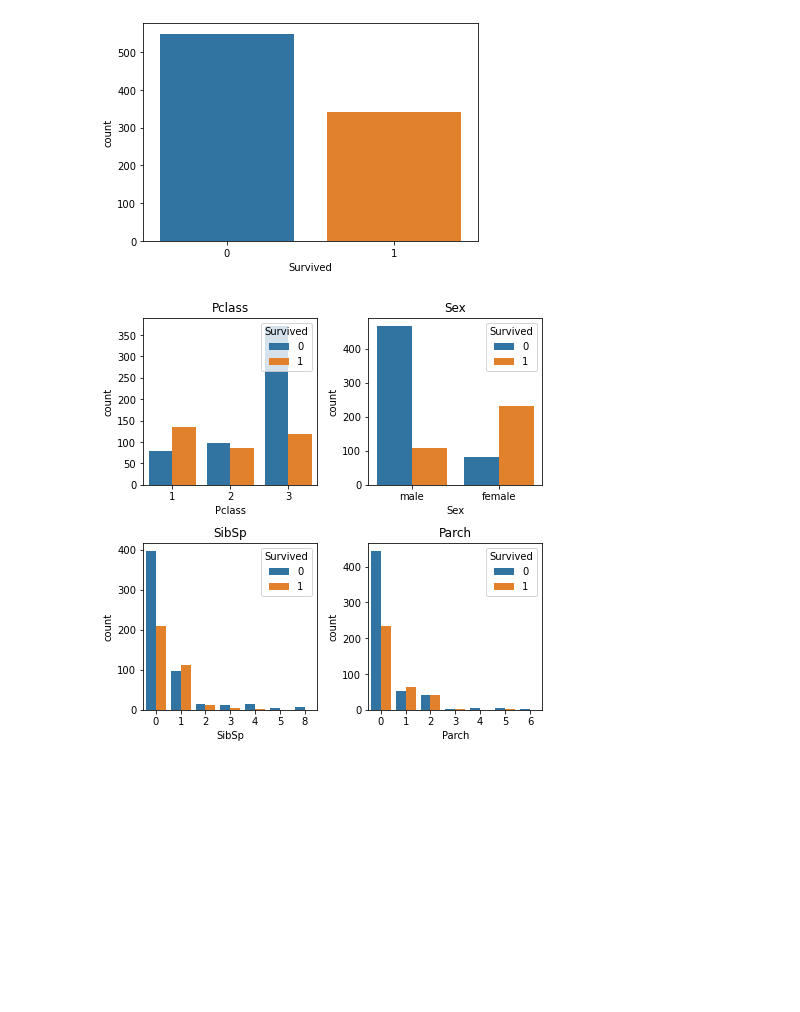
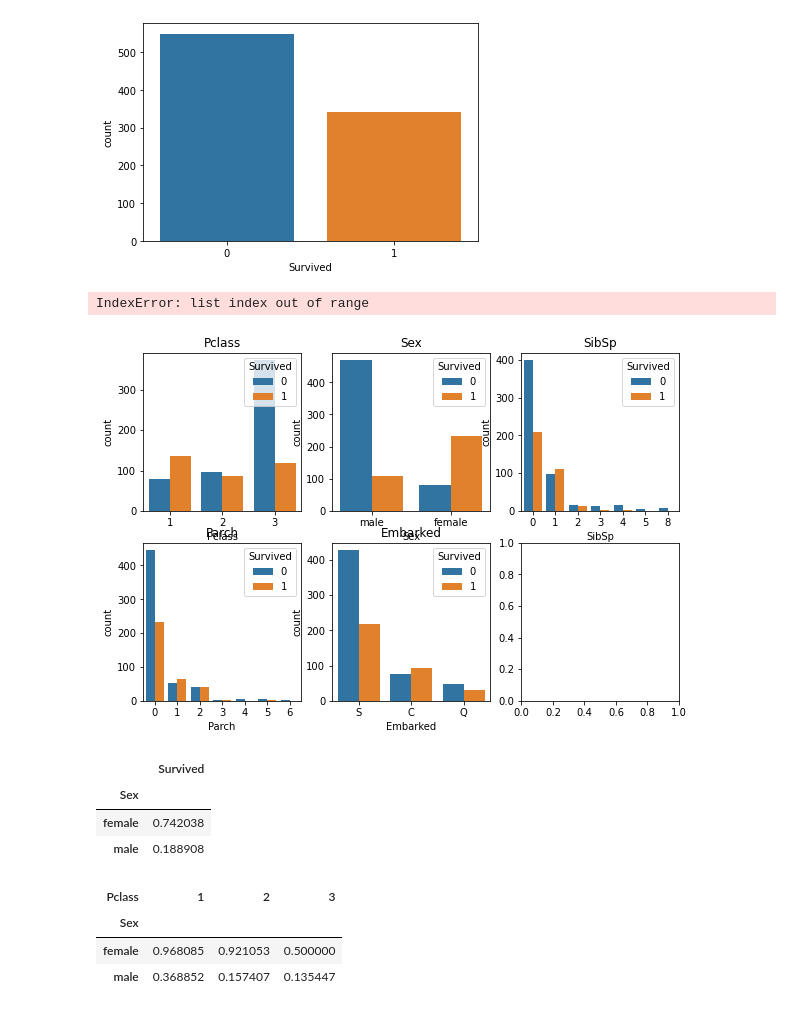
Before and after one commit to Adonis232/mock_titanic_Kaggle_copetition, a Jupyter notebook: Untitled.ipynb, the cells around one changed output. Drawn from its saved outputs; the diff is of its cells as text; code cells hidden in the pictures; blank space fills up the shorter version.

Commit message:
Second day of predictions

```diff
--- a/Untitled.ipynb
+++ b/Untitled.ipynb
@@ -97,23 +117,49 @@ survivors = sns.countplot(titanic_train['Survived'])
 # %%
 # survivors from   Pclass  Sex Age SibSp Parch  Embarked
 
 cols = ["Pclass", "Sex",  "SibSp", "Parch", "Embarked"]
 n_rows = 2
-n_cols = 2
+n_cols = 3
 
 #subplot grid and figure sizes of each graph
 
 fig, axs = plt.subplots(n_rows, n_cols, figsize=(n_cols * 3.2, n_rows* 3.2))
 
 for r in range(0, n_rows):
     for c in range(0, n_cols):
 
         i = r*n_cols + c  #index for the number of columns
         ax = axs[r][c] #shows where to position each plot
-        sns.countplot(titanic[cols[i]], hue=titanic['Survived'], ax=ax) #loops through each column
+        sns.countplot(titanic_train[cols[i]], hue=titanic_train['Survived'], ax=ax) #loops through each column
         ax.set_title(cols[i])
         ax.legend(title='Survived', loc='upper right')
 
 plt.tight_layout()
 # %% [output]
+IndexError: list index out of range
-[figure, old version]
+[figure, new version]
+# %%
+#survival rate by sex
+
+titanic_train.groupby('Sex')[['Survived']].mean()
+
+#clearly being a female incresed the chances of survival
+# %% [output]
+|  | Survived |
+| Sex |  |
+| female | 0.742038 |
+| male | 0.188908 |
+# %%
+#survival rate by sex and class
+
+class_survival = titanic_train.pivot_table('Survived', index='Sex', columns='Pclass')
+
+# We can see that females in first and second class ticket have way more chances of survival than females in 3rd
+# In males the chances between second and first are almost the same while, for first class chances inclrease by more than x2
+
+class_survival
+# %% [output]
+| Pclass | 1 | 2 | 3 |
+| Sex |  |  |  |
+| female | 0.968085 | 0.921053 | 0.500000 |
+| male | 0.368852 | 0.157407 | 0.135447 |
```
Also changed, not shown: parts of 23 cells of this notebook.
